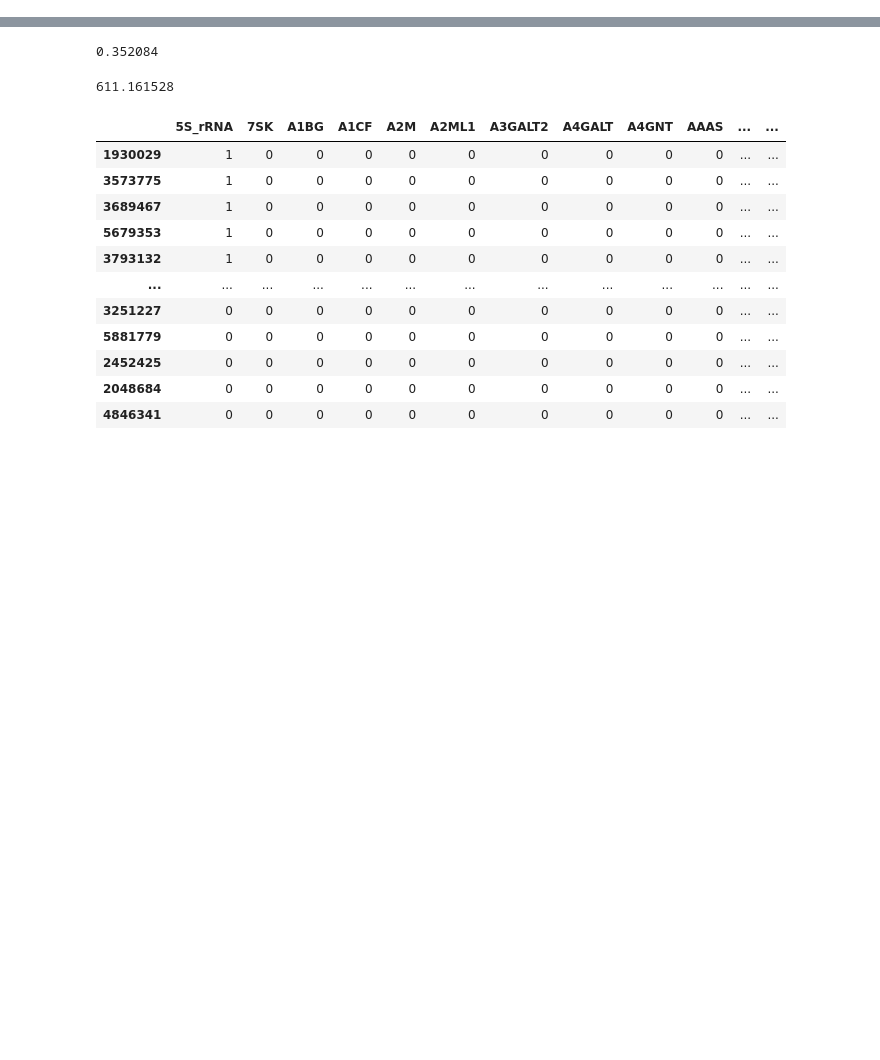
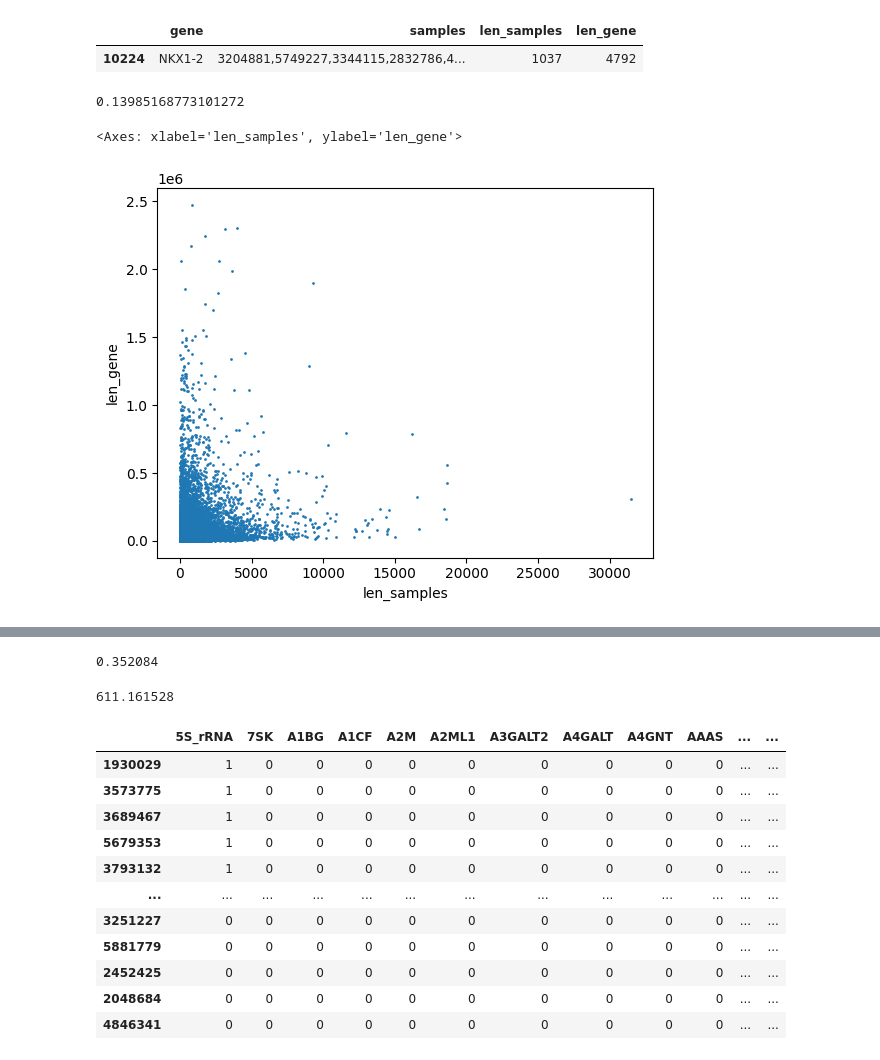
Before and after one commit to deeprob/ukb_bmi, a Jupyter notebook: 0_data_preparation_and_download/genotype/notebooks/genotype_burden.ipynb, the cells around one changed output, grey strips where cells are left out. Cells and saved outputs as stored; diff of their text form; code cells hidden in the pictures; blank space fills up the shorter version.

```diff
--- a/0_data_preparation_and_download/genotype/notebooks/genotype_burden.ipynb
+++ b/0_data_preparation_and_download/genotype/notebooks/genotype_burden.ipynb
@@ -2,3 +2,30 @@
 import os
 import pandas as pd
 from scipy.sparse import coo_array
+# %%
+def get_gene_burden_df(gene_burden_file, gene_file):
+    gene_burden_df = pd.read_csv(gene_burden_file)
+    gene_burden_df["len_samples"]= gene_burden_df.samples.apply(lambda x: len(x.split(",")))
+    gene_df = pd.read_csv(gene_file)
+    gene_length_dict = dict(zip(gene_df.gene_name, gene_df.gene_length))
+    gene_burden_df["len_gene"] = gene_burden_df.gene.map(gene_length_dict)
+    return gene_burden_df
+# %%
+gene_burden_file = "/data6/deepro/ukb_bmi/0_data_preparation_and_download/genotype/data/processed_burden/all_gene_burden.csv.gz"
+gene_file = "/data6/deepro/ukb_bmi/0_data_preparation_and_download/genotype/data/gene_annotations/gencode.v44.basic.annotation.parsed.csv"
+# %%
+gene_burden_df =  get_gene_burden_df(gene_burden_file, gene_file)
+# %%
+gene_burden_df.loc[gene_burden_df.gene.str.startswith("NKX1")]
+# %% [output]
+|  | gene | samples | len_samples | len_gene |
+| 10224 | NKX1-2 | 3204881,5749227,3344115,2832786,4... | 1037 | 4792 |
+# %%
+gene_burden_df.len_samples.corr(gene_burden_df.len_gene)
+# %% [output]
+0.13985168773101272
+# %%
+gene_burden_df.plot(x="len_samples", y="len_gene", kind="scatter", s=1, alpha=0.95)
+# %% [output]
+<Axes: xlabel='len_samples', ylabel='len_gene'>
+[figure, added]
```
Also changed, not shown: parts of 1 cell of this notebook, 33 other files.
